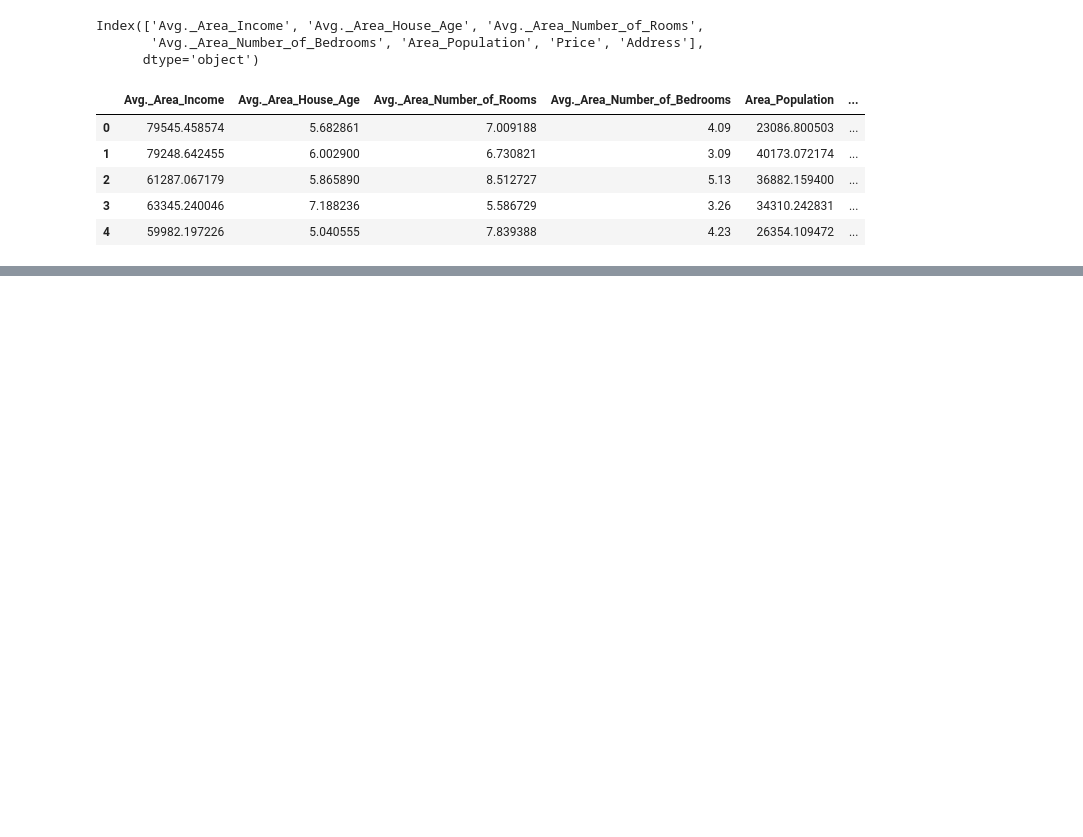
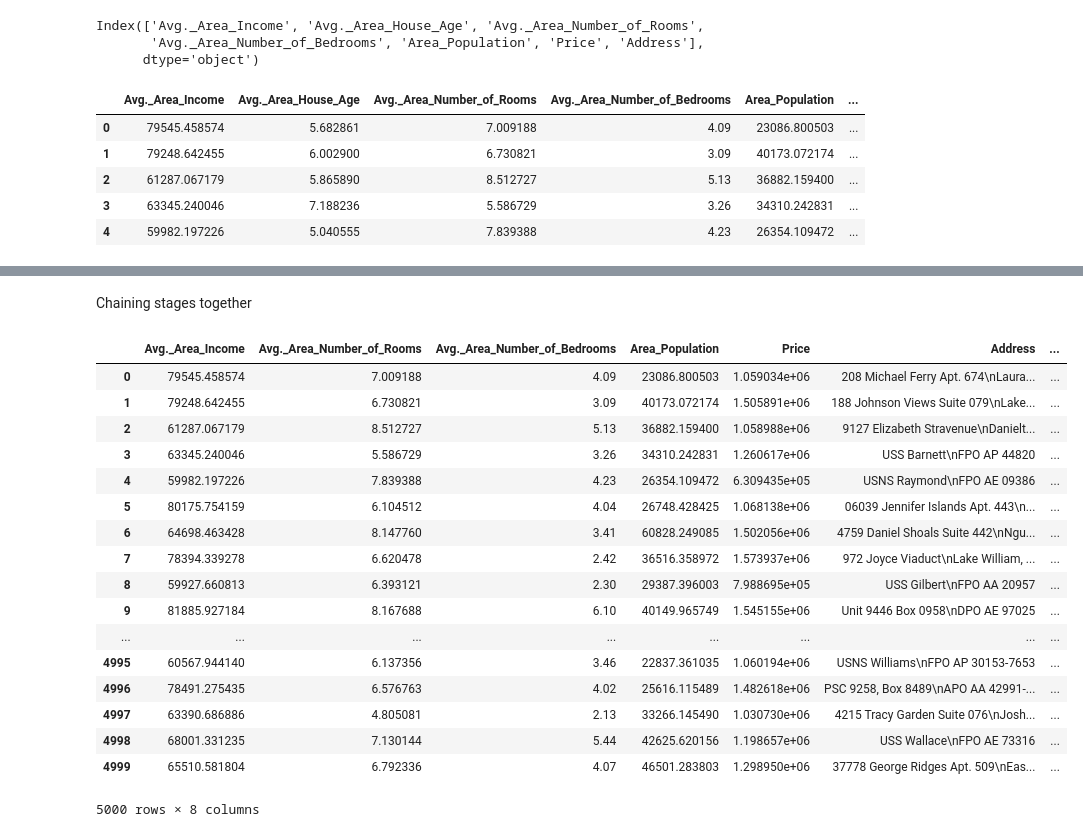
Before and after one commit to harrisonmiller13/pandas-pipeline, a Jupyter notebook: Working.ipynb, the cells around one changed output, grey strips where cells are left out. Saved outputs shown, nothing was run; the diff lists cells and outputs as text; code cells hidden in the pictures; blank space fills up the shorter version.

```diff
--- a/Working.ipynb
+++ b/Working.ipynb
@@ -46,0 +60,26 @@ df.head()
+# %% [markdown]
+Chaining stages together
+# %%
+pipeline = pdp.ColDrop('Avg._Area_House_Age')
+pipeline+= pdp.OneHotEncode('House Size')
+# %%
+pipeline(df)
+# %% [output]
+|  | Avg._Area_Income | Avg._Area_Number_of_Rooms | Avg._Area_Number_of_Bedrooms | Area_Population | Price | Address | ... |
+| 0 | 79545.458574 | 7.009188 | 4.09 | 23086.800503 | 1.059034e+06 | 208 Michael Ferry Apt. 674\nLaura... | ... |
+| 1 | 79248.642455 | 6.730821 | 3.09 | 40173.072174 | 1.505891e+06 | 188 Johnson Views Suite 079\nLake... | ... |
+| 2 | 61287.067179 | 8.512727 | 5.13 | 36882.159400 | 1.058988e+06 | 9127 Elizabeth Stravenue\nDanielt... | ... |
+| 3 | 63345.240046 | 5.586729 | 3.26 | 34310.242831 | 1.260617e+06 | USS Barnett\nFPO AP 44820 | ... |
+| 4 | 59982.197226 | 7.839388 | 4.23 | 26354.109472 | 6.309435e+05 | USNS Raymond\nFPO AE 09386 | ... |
+| 5 | 80175.754159 | 6.104512 | 4.04 | 26748.428425 | 1.068138e+06 | 06039 Jennifer Islands Apt. 443\n... | ... |
+| 6 | 64698.463428 | 8.147760 | 3.41 | 60828.249085 | 1.502056e+06 | 4759 Daniel Shoals Suite 442\nNgu... | ... |
+| 7 | 78394.339278 | 6.620478 | 2.42 | 36516.358972 | 1.573937e+06 | 972 Joyce Viaduct\nLake William, ... | ... |
+| 8 | 59927.660813 | 6.393121 | 2.30 | 29387.396003 | 7.988695e+05 | USS Gilbert\nFPO AA 20957 | ... |
+| 9 | 81885.927184 | 8.167688 | 6.10 | 40149.965749 | 1.545155e+06 | Unit 9446 Box 0958\nDPO AE 97025 | ... |
+| ... | ... | ... | ... | ... | ... | ... | ... |
+| 4995 | 60567.944140 | 6.137356 | 3.46 | 22837.361035 | 1.060194e+06 | USNS Williams\nFPO AP 30153-7653 | ... |
+| 4996 | 78491.275435 | 6.576763 | 4.02 | 25616.115489 | 1.482618e+06 | PSC 9258, Box 8489\nAPO AA 42991-... | ... |
+| 4997 | 63390.686886 | 4.805081 | 2.13 | 33266.145490 | 1.030730e+06 | 4215 Tracy Garden Suite 076\nJosh... | ... |
+| 4998 | 68001.331235 | 7.130144 | 5.44 | 42625.620156 | 1.198657e+06 | USS Wallace\nFPO AE 73316 | ... |
+| 4999 | 65510.581804 | 6.792336 | 4.07 | 46501.283803 | 1.298950e+06 | 37778 George Ridges Apt. 509\nEas... | ... |
+5000 rows × 8 columns
```
Also changed, not shown: parts of 3 cells of this notebook.
